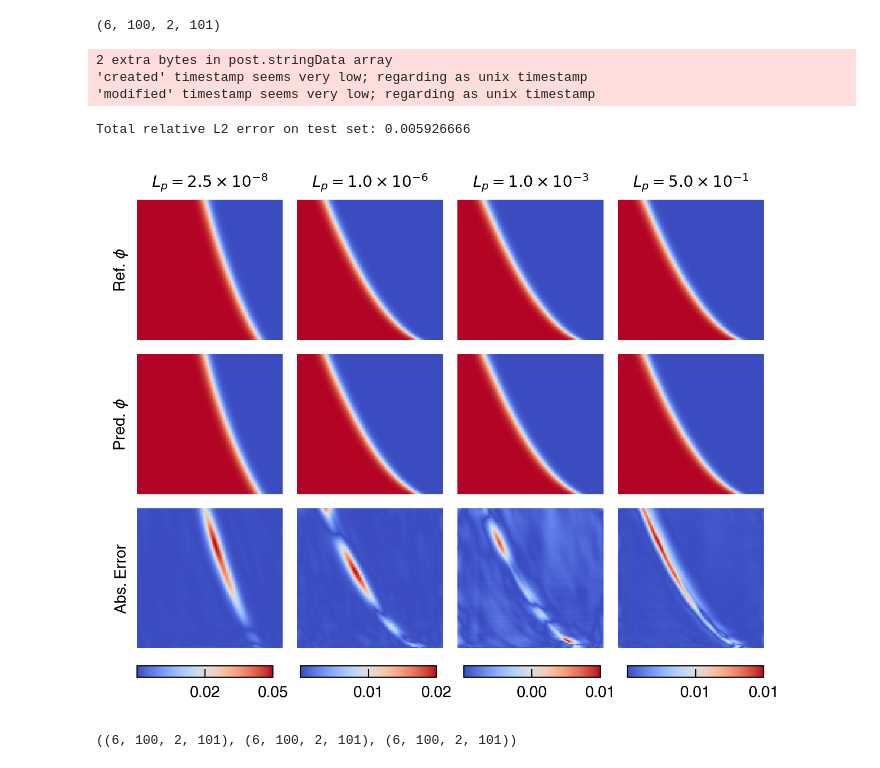
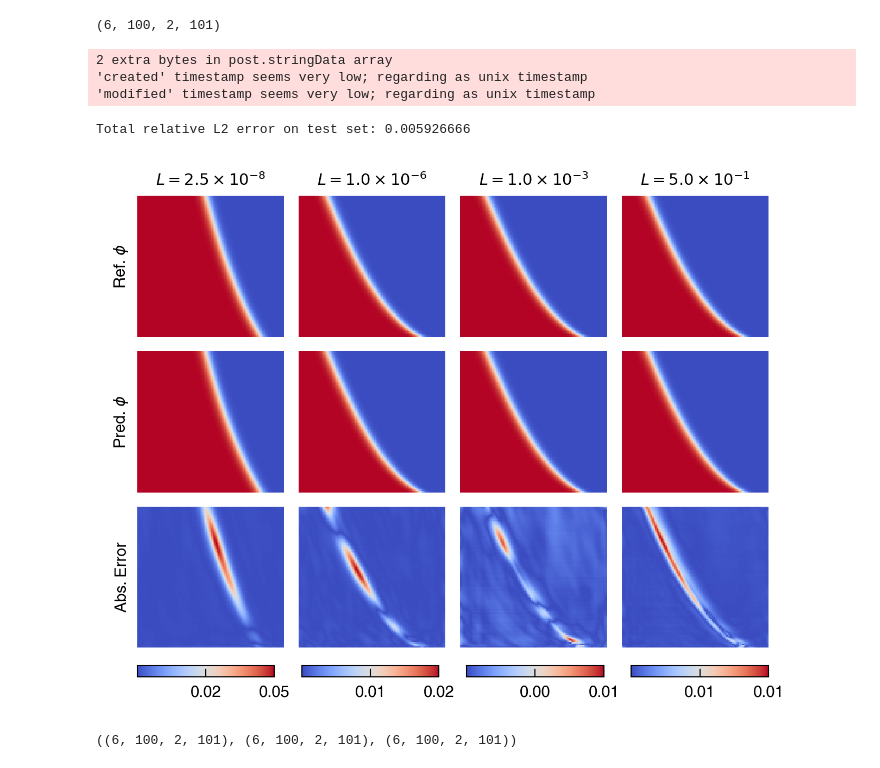
Before and after one commit to NanxiiChen/PF-PINO, a Jupyter notebook: corrosion1d/compare.ipynb, the cells around one changed output. Drawn from its saved outputs; the diff is of its cells as text; code cells hidden in the pictures.

```diff
--- a/corrosion1d/compare.ipynb
+++ b/corrosion1d/compare.ipynb
@@ -372,7 +372,7 @@ for i in range(4):
         ax.text(-0.05, 0.5, r"Ref. $\phi$", va='center', ha="right",
                 rotation='vertical',
                 transform=ax.transAxes,)
-    ax.text(0.5, 1.05, fr"$L_p={num_to_latex(lp_denorm, precision=1)}$",
+    ax.text(0.5, 1.05, fr"$L={num_to_latex(lp_denorm, precision=1)}$",
             ha='center', va='bottom',
             transform=ax.transAxes,)
 
@@ -406,34 +406,34 @@ for i in range(4):
     # ax.set_title(f"$L_2={l2_latex}$")
     # ax.text(0., 0.0, f"$L_2={l2_latex}$", ha='left', va='bottom',
     #         transform=ax.transAxes,)
     ax.set_xlabel("x (µm)")
     if i == 0:
         ax.set_ylabel("t (s)")
         ax.text(-0.05, 0.5, "Abs. Error",
                 va='center', ha="right",
                 rotation='vertical',
                 transform=ax.transAxes,)
     # add a colorbar to the last row
     # fig.colorbar(err_bar, ax=axes[2, i], orientation='horizontal', fraction=0.1, pad=0.1)
     ax_bar = fig.add_axes([ax.get_position().x0,
                            ax.get_position().y0 - 0.05,
                            ax.get_position().width,
                            0.02])
     fig.colorbar(err_bar, cax=ax_bar, orientation='horizontal',
                  format='%.2f', ticks=jnp.linspace(-1e-8, jnp.max(jnp.abs(sol - truth)), num=3), )
 
 fig.subplots_adjust(hspace=0.1, wspace=0.1)
 fig.savefig(os.path.join(save_fig_dir, "corrosion1d_test_sol.pdf"), dpi=450,
             bbox_inches='tight', pad_inches=0.0)
 # total mse
 totl_l2 = jnp.linalg.norm(y_test_pred - y_test) / jnp.linalg.norm(y_test)
 print("Total relative L2 error on test set:", totl_l2)
 # %% [output]
 2 extra bytes in post.stringData array
 'created' timestamp seems very low; regarding as unix timestamp
 'modified' timestamp seems very low; regarding as unix timestamp
 Total relative L2 error on test set: 0.005926666
-[figure, old version]
+[figure, new version]
 # %%
 test_solutions = jnp.load(os.path.join(configs.test_data_dir, "solutions.npy"))[:, :, :, ::-1]
 test_lp_values = jnp.load(os.path.join(configs.test_data_dir, "Lp_values.npy")).reshape(-1, 1)
```
Also changed, not shown: parts of 4 cells of this notebook, 4 other files.
